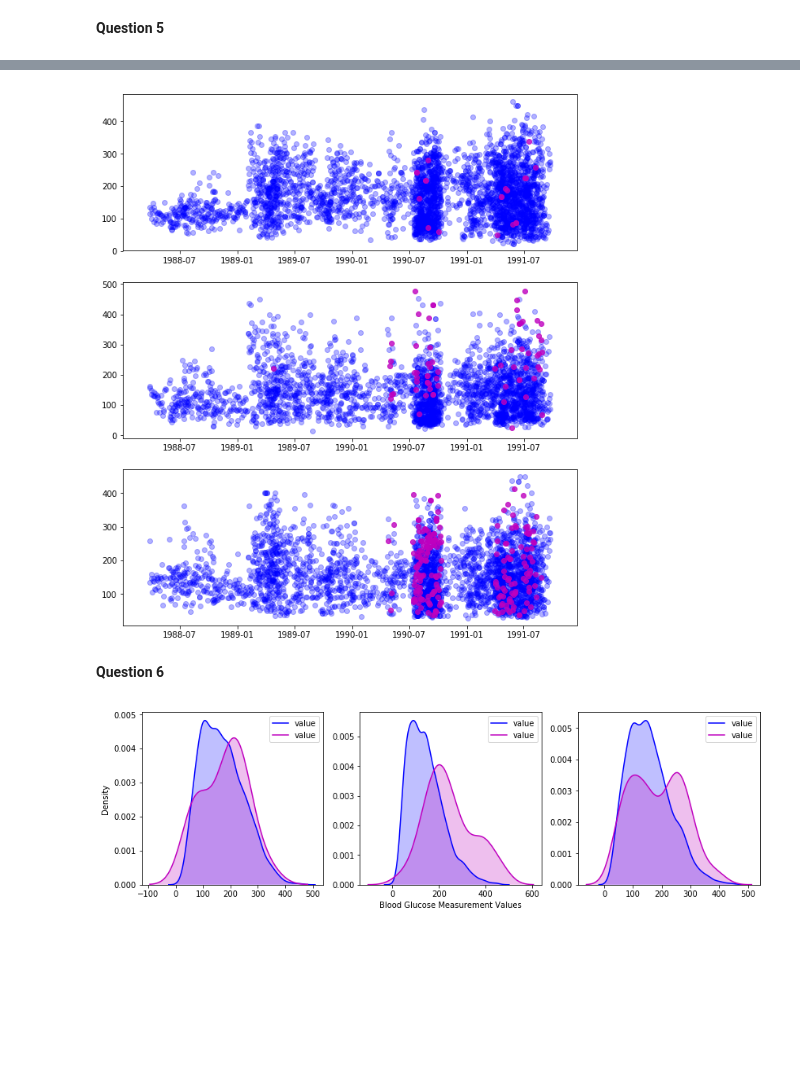
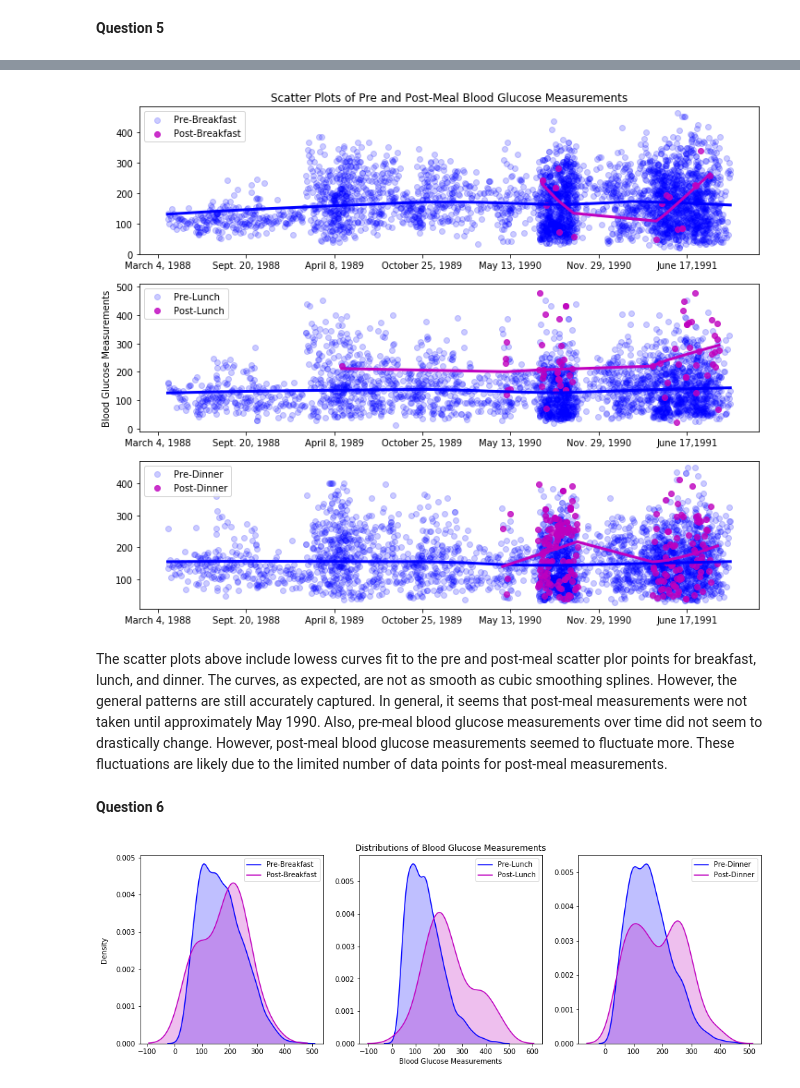
Before and after one commit to piperwilliams/BIOS6640, a Jupyter notebook: PythonProject/Code/BIOS 6640-Python Project.ipynb, the cells around one changed output, grey strips where cells are left out. Drawn from its saved outputs; the diff is of its cells as text; code cells hidden in the pictures; blank space fills up the shorter version.

```diff
--- a/PythonProject/Code/BIOS 6640-Python Project.ipynb
+++ b/PythonProject/Code/BIOS 6640-Python Project.ipynb
@@ -281,11 +255,6 @@ df_5['Time'] = pd.to_timedelta(df_5['time'].astype(str))
 
 # get datetime variable for plotting purposes
 df_5['datetime'] = pd.to_datetime(df_5['Date']+df_5['Time'])
-df_5 = df_5.set_index('datetime')
 
 # drop unneeded variables
 df_5.drop(['date', 'time', 'Date', 'Time'], axis = 1, inplace = True)
-
-# also, drop 3 data points with outlier recorded years
-df_5 = df_5.loc['1950-01-01 00:00:00':'2010-01-01 00:00:00']
-df_5.head()
@@ -300,6 +261,9 @@ df_5.head()
 # %%
 # create pre-post variable
 df_5['pre_post'] = ['Pre' if x == '58' or x == '60' or x == '62' else 'Post' for x in df_5['code']]
+# %%
+# create ordinal datetime variable for plot
+df_5['datetime_ordinal'] = df_5['datetime'].apply(lambda date: date.toordinal())
 # %%
 # create data subsets for pre and post-breakfast, lunch, & dinner
 df_5_b = df_5.loc[df_5['code'].isin(['58', '59'])]
@@ -313,18 +277,53 @@ df_5_l_post = df_5_l.loc[df_5_l['pre_post'].isin(['Post'])]
 df_5_d = df_5.loc[df_5['code'].isin(['62', '63'])]
 df_5_d_pre = df_5_d.loc[df_5_d['pre_post'].isin(['Pre'])]
 df_5_d_post = df_5_d.loc[df_5_d['pre_post'].isin(['Post'])]
+# %%
+# prepare lowess curves
+lowess1 = lowess(exog=df_5_b_pre['datetime_ordinal'], endog=df_5_b_pre['value'])
+lowess2 = lowess(exog=df_5_b_post['datetime_ordinal'], endog=df_5_b_post['value'])
+
+lowess3 = lowess(exog=df_5_l_pre['datetime_ordinal'], endog=df_5_l_pre['value'])
+lowess4 = lowess(exog=df_5_l_post['datetime_ordinal'], endog=df_5_l_post['value'])
+
+lowess5 = lowess(exog=df_5_d_pre['datetime_ordinal'], endog=df_5_d_pre['value'])
+lowess6 = lowess(exog=df_5_d_post['datetime_ordinal'], endog=df_5_d_post['value'])
 # %%
 # plot scatterplot of glucose measurement values over time
-fig, (ax1, ax2, ax3) = plt.subplots(3, 1, figsize = (10,12))
-ax1.scatter(df_5_b_pre.index, df_5_b_pre.loc[:,'value'], color='b', alpha = 0.3)
-ax1.scatter(df_5_b_post.index, df_5_b_post.loc[:,'value'], color='m', alpha = 0.8)
+fig, (ax1, ax2, ax3) = plt.subplots(3, 1, figsize = (12,10))
 
-ax2.scatter(df_5_l_pre.index, df_5_l_pre.loc[:,'value'], color='b', alpha = 0.3)
-ax2.scatter(df_5_l_post.index, df_5_l_post.loc[:,'value'], color='m', alpha = 0.8)
+ax1.scatter(df_5_b_pre.loc[:,'datetime_ordinal'], df_5_b_pre.loc[:,'value'], color='b', alpha = 0.2)
+ax1.scatter(df_5_b_post.loc[:,'datetime_ordinal'], df_5_b_post.loc[:,'value'], color='m', alpha = 0.8)
+ax1.plot(lowess1[:,0], lowess1[:,1], color='b', linewidth = 3)
+ax1.plot(lowess2[:,0], lowess2[:,1], color='m', linewidth = 3)
+leg_handles = ax1.get_legend_handles_labels()[0]
+ax1.legend(leg_handles, ['Pre-Breakfast', 'Post-Breakfast'])
 
-ax3.scatter(df_5_d_pre.index, df_5_d_pre.loc[:,'value'], color='b', alpha = 0.3)
-ax3.scatter(df_5_d_post.index, df_5_d_post.loc[:,'value'], color='m', alpha = 0.8)
+ax2.scatter(df_5_l_pre.loc[:,'datetime_ordinal'], df_5_l_pre.loc[:,'value'], color='b', alpha = 0.2)
+ax2.scatter(df_5_l_post.loc[:,'datetime_ordinal'], df_5_l_post.loc[:,'value'], color='m', alpha = 0.8)
+ax2.plot(lowess3[:,0], lowess3[:,1], color='b', linewidth = 3)
+ax2.plot(lowess4[:,0], lowess4[:,1], color='m', linewidth = 3)
+leg_handles = ax2.get_legend_handles_labels()[0]
+ax2.legend(leg_handles, ['Pre-Lunch', 'Post-Lunch'])
 
+ax3.scatter(df_5_d_pre.loc[:,'datetime_ordinal'], df_5_d_pre.loc[:,'value'], color='b', alpha = 0.2)
+ax3.scatter(df_5_d_post.loc[:,'datetime_ordinal'], df_5_d_post.loc[:,'value'], color='m', alpha = 0.8)
+ax3.plot(lowess5[:,0], lowess5[:,1], color='b', linewidth = 3)
+ax3.plot(lowess6[:,0], lowess6[:,1], color='m', linewidth = 3)
+leg_handles = ax3.get_legend_handles_labels()[0]
+ax3.legend(leg_handles, ['Pre-Dinner', 'Post-Dinner'])
+
+ticks = [725800, 726000, 726200, 726400, 726600, 726800, 727000]
+xlabs = ['March 4, 1988', 'Sept. 20, 1988', 'April 8, 1989', 'October 25, 1989',
+         'May 13, 1990', 'Nov. 29, 1990', 'June 17,1991']
+ax1.set_xticks(ticks)
+ax1.set_xticklabels(xlabs)
+ax2.set_xticks(ticks)
+ax2.set_xticklabels(xlabs)
+ax3.set_xticks(ticks)
+ax3.set_xticklabels(xlabs)
+
+plt.ylabel('Blood Glucose Measurements', y=1.7)
+plt.title('Scatter Plots of Pre and Post-Meal Blood Glucose Measurements', y=3.4)
 plt.show()
 # %% [output]
-[figure, old version]
+[figure, new version]
@@ -333,24 +330,29 @@ plt.show()
+# %% [markdown]
+The scatter plots above include lowess curves fit to the pre and post-meal scatter plor points for breakfast, lunch, and dinner. The curves, as expected, are not as smooth as cubic smoothing splines. However, the general patterns are still accurately captured. In general, it seems that post-meal measurements were not taken until approximately May 1990. Also, pre-meal blood glucose measurements over time did not seem to drastically change. However, post-meal blood glucose measurements seemed to fluctuate more. These fluctuations are likely due to the limited number of data points for post-meal measurements.
 # %% [markdown]
 **Question 6**
 # %%
 # use same data sets from question 5
-fig, (ax1, ax2, ax3) = plt.subplots(1, 3, figsize = (14,4))
+fig, (ax1, ax2, ax3) = plt.subplots(1, 3, figsize = (16,5))
 
 sns.kdeplot(df_5_b_pre['value'], shade=True, color="b", ax=ax1)
 sns.kdeplot(df_5_b_post['value'], shade=True, color="m", ax=ax1)
-legend = g._legend
-legend.set_title("")
-for t, l in zip(legend.texts,("Male", "Female")):
-    t.set_text(l)
+leg_handles = ax1.get_legend_handles_labels()[0]
+ax1.legend(leg_handles, ['Pre-Breakfast', 'Post-Breakfast'])
 
 sns.kdeplot(df_5_l_pre['value'], shade=True, color="b", ax=ax2)
 sns.kdeplot(df_5_l_post['value'], shade=True, color="m", ax=ax2)
+leg_handles = ax2.get_legend_handles_labels()[0]
+ax2.legend(leg_handles, ['Pre-Lunch', 'Post-Lunch'])
 
 sns.kdeplot(df_5_d_pre['value'], shade=True, color="b", ax=ax3)
 sns.kdeplot(df_5_d_post['value'], shade=True, color="m", ax=ax3)
+leg_handles = ax3.get_legend_handles_labels()[0]
+ax3.legend(leg_handles, ['Pre-Dinner', 'Post-Dinner'])
 
-plt.xlabel("Blood Glucose Measurement Values", x=-0.7)
-fig.text(0.08, 0.5, "Density", ha="center", va="center", rotation=90)
+plt.xlabel('Blood Glucose Measurements', x=-0.7)
+fig.text(0.08, 0.5, 'Density', ha='center', va='center', rotation=90)
+plt.title('Distributions of Blood Glucose Measurements', x=-0.7)
 plt.show()
 # %% [output]
-[figure, old version]
+[figure, new version]
```
Also changed, not shown: parts of 27 cells of this notebook.
